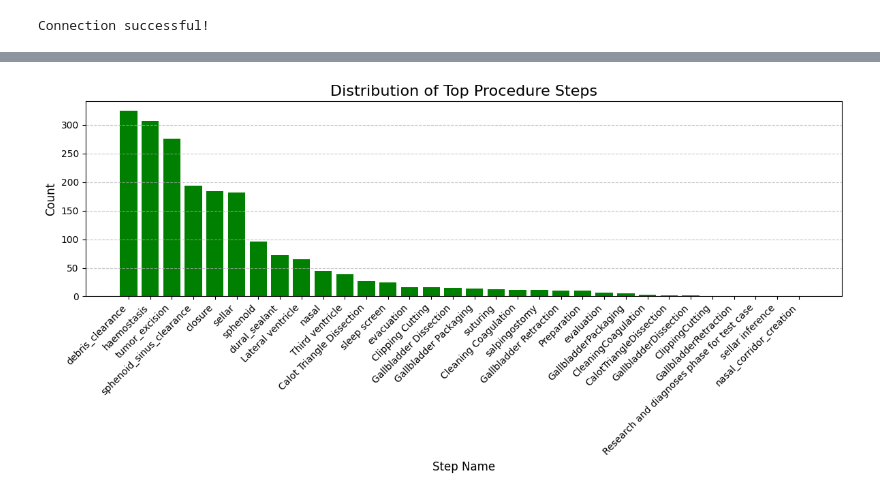
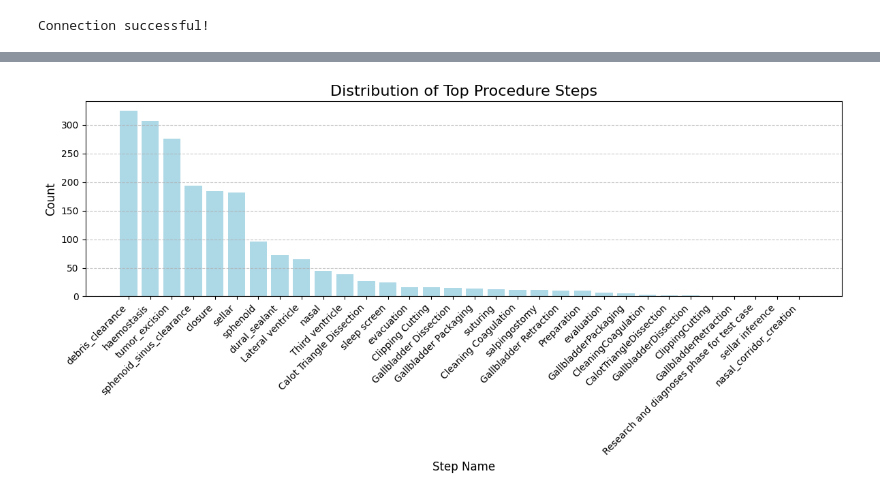
Before and after one commit to yajursehra99/data_analytics, a Jupyter notebook: Mongodb_practice.ipynb, the cells around one changed output, grey strips where cells are left out. Saved outputs shown, nothing was run; the diff lists cells and outputs as text; code cells hidden in the pictures.

```diff
--- a/Mongodb_practice.ipynb
+++ b/Mongodb_practice.ipynb
@@ -98,28 +80,28 @@ from collections import Counter
 # %%
 # Fetch data from MongoDB
 data = list(collection.find())
 
 # Extract step names from timestamps
 step_names = [ts['name'] for record in data for ts in record.get('timestamps', [])]
 
 # Count occurrences of each step
 step_counts = Counter(step_names)
 
 # Create a DataFrame for visualization
 df = pd.DataFrame.from_dict(step_counts, orient='index', columns=['Count']).reset_index()
 df.columns = ['Step Name', 'Count']
 
 # Sort DataFrame by count
 df_sorted = df.sort_values(by='Count', ascending=False)
 
 plt.figure(figsize=(12, 6))
-plt.bar(df_sorted['Step Name'], df_sorted['Count'], color='green')
+plt.bar(df_sorted['Step Name'], df_sorted['Count'], color='lightblue')
 plt.title('Distribution of Top Procedure Steps', fontsize=16)
 plt.xlabel('Step Name', fontsize=12)
 plt.ylabel('Count', fontsize=12)
 plt.xticks(rotation=45, ha='right', fontsize=10)
 plt.grid(axis='y', linestyle='--', alpha=0.7)
 plt.tight_layout()
 plt.show()
 # %% [output]
-[figure, old version]
+[figure, new version]
```
Also changed, not shown: parts of 6 cells of this notebook.
